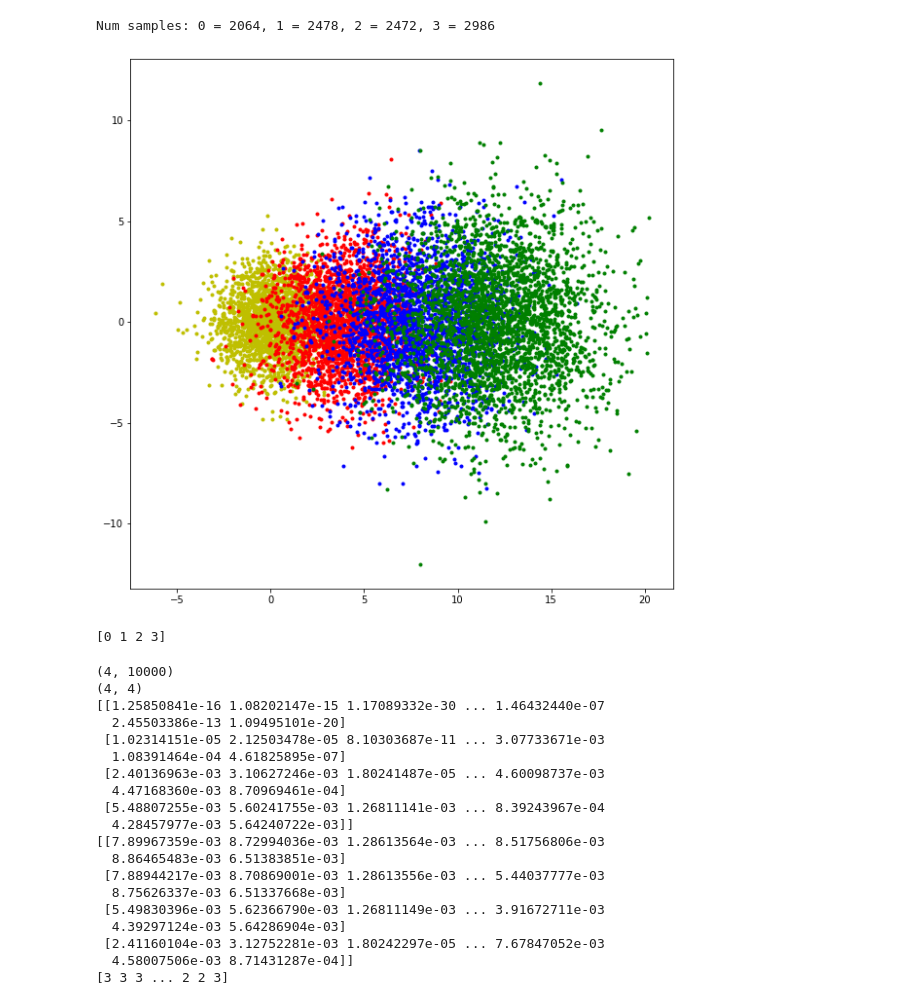
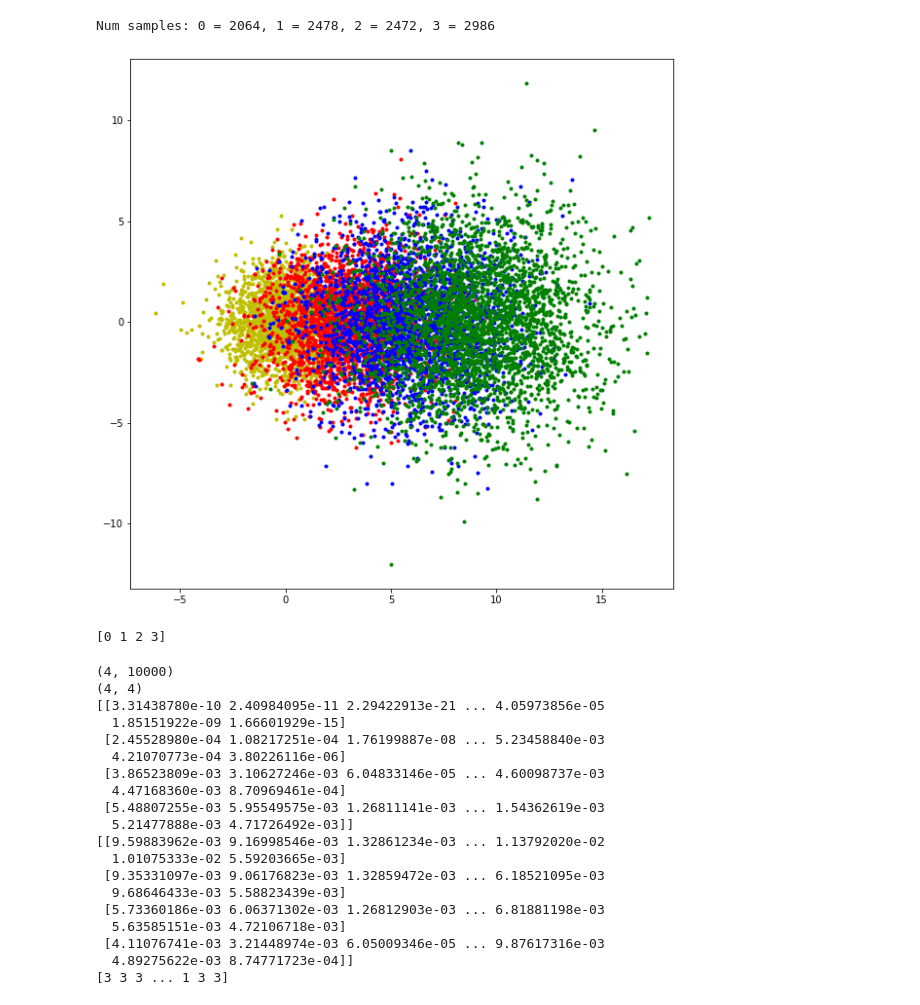
Before and after one commit to meuliano/EECE5644, a Jupyter notebook: HW1/hw1_2.ipynb, the cells around one changed output. Saved outputs shown, nothing was run; the diff lists cells and outputs as text; code cells hidden in the pictures.

```diff
--- a/HW1/hw1_2.ipynb
+++ b/HW1/hw1_2.ipynb
@@ -13,7 +11,7 @@ priors = np.array([.2,.25,.25,.3]) # Given Priors
 
 # ARBITRARILY CHOSEN mean and covariance matrix
 # equally spaced means along a line
-mu =np.array([[0, 0],[4, 0],[8, 0],[12, 0]])
+mu =np.array([[0, 0],[3, 0],[6, 0],[9, 0]])
 # scaled versions of the identity matrix with overlap
 sigma =[[[2, 0],[0, 2]],
         [[4, 0],[0, 4]],
@@ -35,34 +33,34 @@ labels = np.zeros(N) # create empty labels array of length 10,000
 # Create a 10000-length vector of uniformly distributed random variables in [0,1)
 # Will be used to get an estimate of number of features belonging to each label
 u = np.random.rand(N)
 
 # Plot for original data and their true labels
 fig = plt.figure(figsize=(10, 10))
 marker_shapes = '....'
 marker_colors = 'rbgy'
 
 for i in range(C):
 
     # Find indices of u that meet each prior
     indices = np.argwhere((thresholds[i] <= u) & (u <= thresholds[i+1]))[:, 0]
 
     # Get the number of indices in each component - should be ~ 6500 and 3500
     Nl = len(indices)
 
     # set label vector based on above - will be vector of class labels [0 0 1 0 1 .. to 9999] in this case
     # for more classes, this can be [1 2 2 0 1 3 1 3 0 ...]
     labels[indices] = i * np.ones(Nl)
 
     # for each valid index, fill the
     X[indices, :] = multivariate_normal.rvs(mu[i], sigma[i], Nl)
     plt.plot(X[labels==i, 0], X[labels==i, 1], marker_shapes[i-1] + marker_colors[i-1], label="True Class {}".format(i))
 
 # Generate data distributions and store in true class labels
 Nl = np.array([sum(labels == i) for i in range(C)])
 print("Num samples: 0 = {}, 1 = {}, 2 = {}, 3 = {}".format(Nl[0],Nl[1],Nl[2],Nl[3]))
 # %% [output]
 Num samples: 0 = 2064, 1 = 2478, 2 = 2472, 3 = 2986
-[figure, old version]
+[figure, new version]
 # %%
 print(Y)
 # %% [output]
@@ -90,23 +88,23 @@ print(decisions)
 # %% [output]
 (4, 10000)
 (4, 4)
-[[1.25850841e-16 1.08202147e-15 1.17089332e-30 ... 1.46432440e-07
-  2.45503386e-13 1.09495101e-20]
- [1.02314151e-05 2.12503478e-05 8.10303687e-11 ... 3.07733671e-03
-  1.08391464e-04 4.61825895e-07]
- [2.40136963e-03 3.10627246e-03 1.80241487e-05 ... 4.60098737e-03
+[[3.31438780e-10 2.40984095e-11 2.29422913e-21 ... 4.05973856e-05
+  1.85151922e-09 1.66601929e-15]
+ [2.45528980e-04 1.08217251e-04 1.76199887e-08 ... 5.23458840e-03
+  4.21070773e-04 3.80226116e-06]
+ [3.86523809e-03 3.10627246e-03 6.04833146e-05 ... 4.60098737e-03
   4.47168360e-03 8.70969461e-04]
- [5.48807255e-03 5.60241755e-03 1.26811141e-03 ... 8.39243967e-04
-  4.28457977e-03 5.64240722e-03]]
-[[7.89967359e-03 8.72994036e-03 1.28613564e-03 ... 8.51756806e-03
-  8.86465483e-03 6.51383851e-03]
- [7.88944217e-03 8.70869001e-03 1.28613556e-03 ... 5.44037777e-03
-  8.75626337e-03 6.51337668e-03]
- [5.49830396e-03 5.62366790e-03 1.26811149e-03 ... 3.91672711e-03
-  4.39297124e-03 5.64286904e-03]
- [2.41160104e-03 3.12752281e-03 1.80242297e-05 ... 7.67847052e-03
-  4.58007506e-03 8.71431287e-04]]
-[3 3 3 ... 2 2 3]
+ [5.48807255e-03 5.95549575e-03 1.26811141e-03 ... 1.54362619e-03
+  5.21477888e-03 4.71726492e-03]]
+[[9.59883962e-03 9.16998546e-03 1.32861234e-03 ... 1.13792020e-02
+  1.01075333e-02 5.59203665e-03]
+ [9.35331097e-03 9.06176823e-03 1.32859472e-03 ... 6.18521095e-03
+  9.68646433e-03 5.58823439e-03]
+ [5.73360186e-03 6.06371302e-03 1.26812903e-03 ... 6.81881198e-03
+  5.63585151e-03 4.72106718e-03]
+ [4.11076741e-03 3.21448974e-03 6.05009346e-05 ... 9.87617316e-03
+  4.89275622e-03 8.74771723e-04]]
+[3 3 3 ... 1 3 3]
 # %%
 # Plot for decisions vs true labels
 fig = plt.figure(figsize=(12, 10))
```
Also changed, not shown: parts of 4 cells of this notebook, 3 other files.
